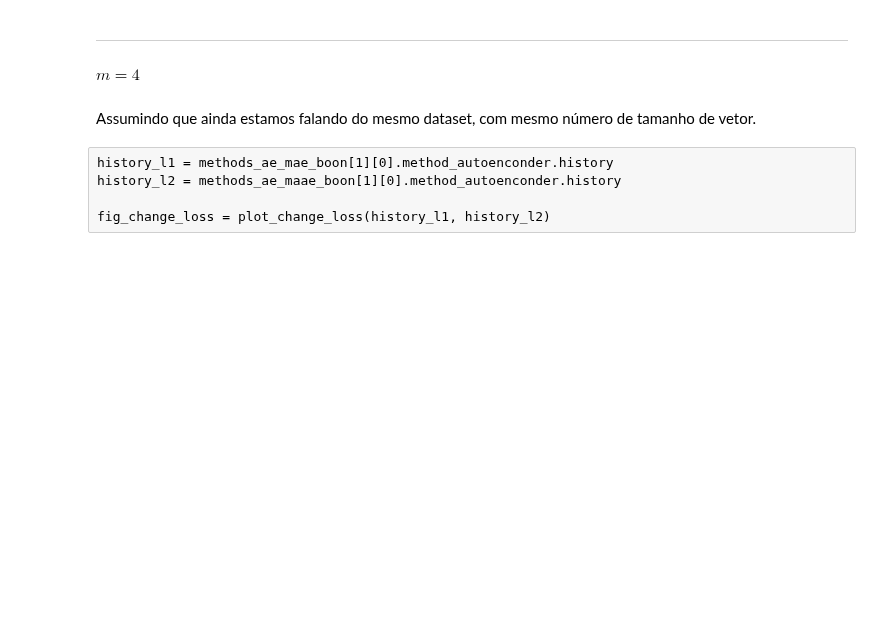
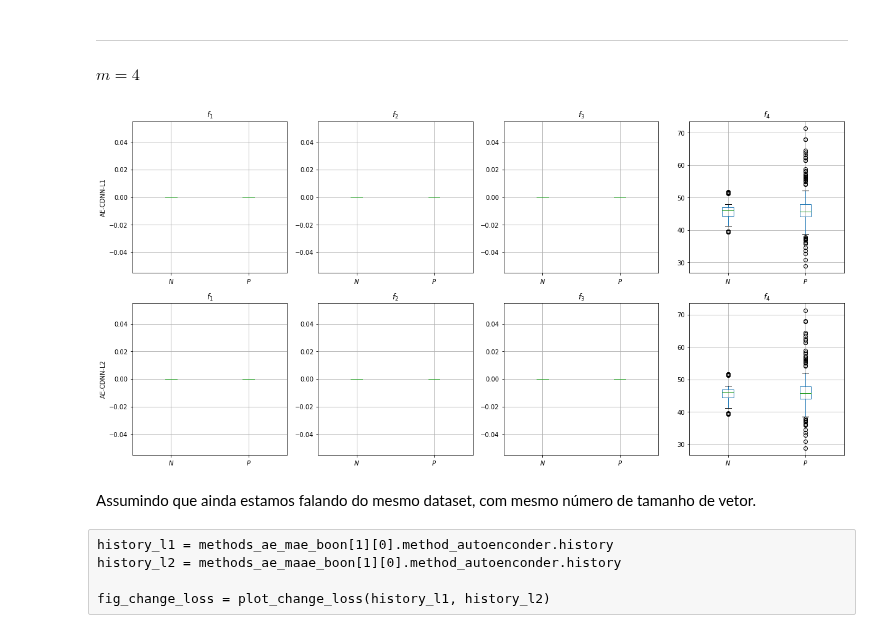
Before and after one commit to bruAristimunha/Re-Deep-Convolution-Neural-Network-and-Autoencoders-Based-Unsupervised-Feature-Learning-of-EEG, a Jupyter notebook: notebook/Jupyter_Paper_Re-Deep Convolution Neural Network and Autoencoders-Based Unsupervised Feature Learning of EEG Signals.ipynb, the cells around one changed output. Drawn from its saved outputs; the diff is of its cells as text; code cells hidden in the pictures; blank space fills up the shorter version.

```diff
--- a/notebook/Jupyter_Paper_Re-Deep Convolution Neural Network and Autoencoders-Based Unsupervised Feature Learning of EEG Signals.ipynb
+++ b/notebook/Jupyter_Paper_Re-Deep Convolution Neural Network and Autoencoders-Based Unsupervised Feature Learning of EEG Signals.ipynb
@@ -552,7 +684,9 @@ table_classification_fold(metrics_chbmit[1], dimension=2)
 
 $m=4$
 # %%
-fig_feat_distri = plot_feature_distribution(PATH_BOON, 2)
+fig_feat_distri = plot_feature_distribution(PATH_BOON, 4)
+# %% [output]
+[figure, added]
 # %% [markdown]
 Assumindo que ainda estamos falando do mesmo dataset, com mesmo número de tamanho de vetor.
 # %% [raw]
```
Also changed, not shown: parts of 23 cells of this notebook, 6 other files.
